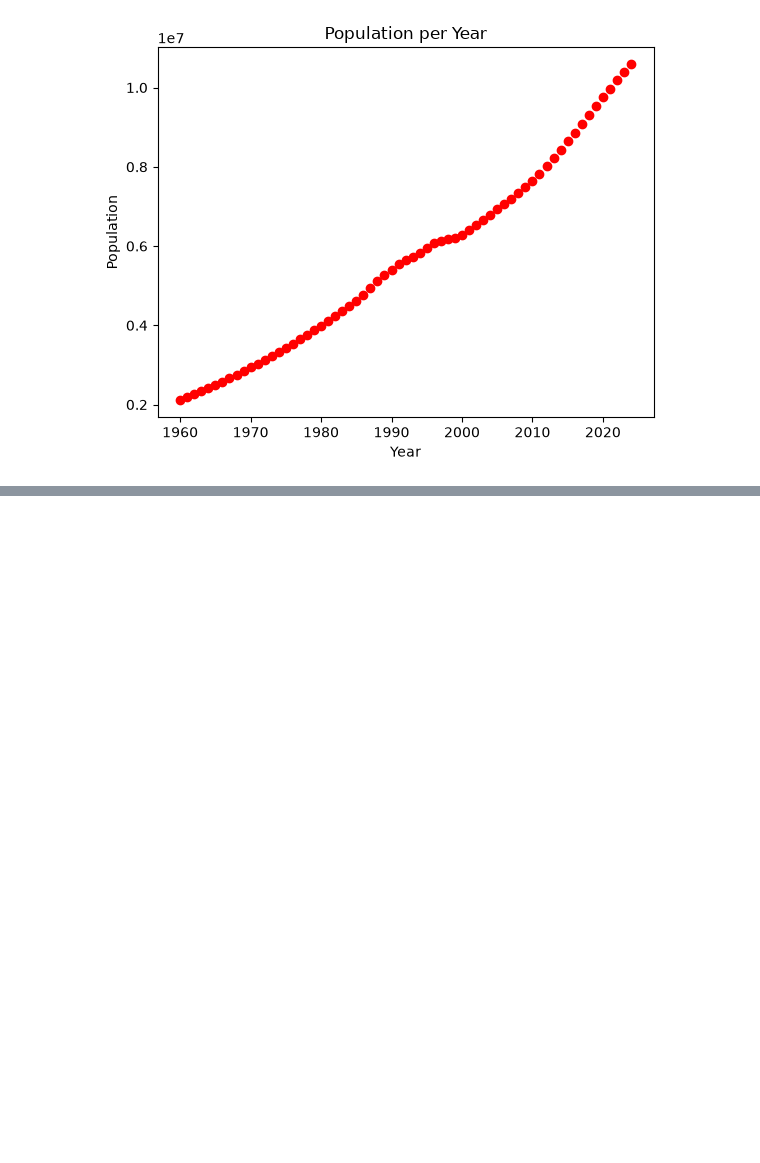
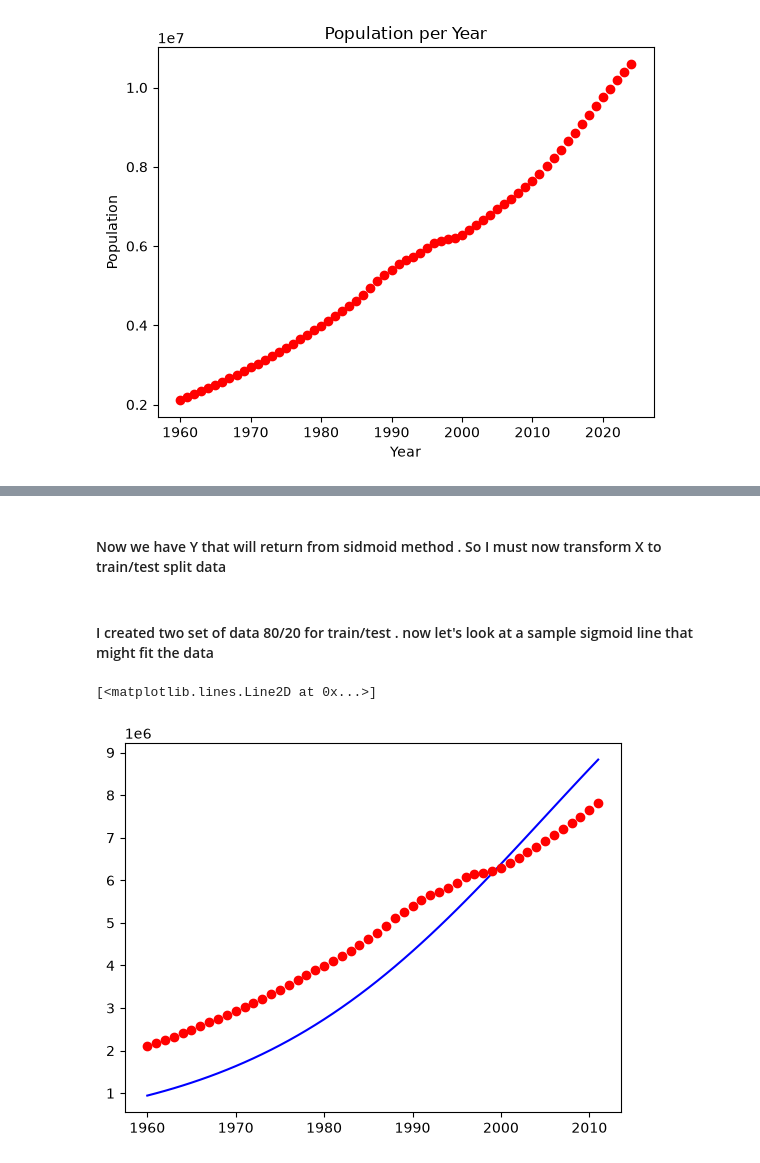
Before and after one commit to MohammadNasrollahiCE/population-growth-sigmoid-fit, a Jupyter notebook: population-growth-sigmoid-fit.ipynb, the cells around one changed output, grey strips where cells are left out. Saved outputs shown, nothing was run; the diff lists cells and outputs as text; code cells hidden in the pictures; blank space fills up the shorter version.

```diff
--- a/population-growth-sigmoid-fit.ipynb
+++ b/population-growth-sigmoid-fit.ipynb
@@ -114,0 +126,29 @@ Text(0.5, 1.0, 'Population per Year')
+# %%
+def sigmoid(x , k , beta_1 , beta_2):
+    y = k / (1 + np.exp(-beta_1 * (x - beta_2)))
+    return y
+# %% [markdown]
+#### Now we have Y that will return from sidmoid method . So I must now transform X to train/test split data
+# %%
+train = tj.iloc[:int(len(tj) * 0.8)]
+test = tj.iloc[int(len(tj) * 0.8):]
+# %%
+train_x = train['Year'].values.astype('int')
+train_y = train['Value'].values.astype('int')
+
+test_x = test['Year'].values.astype('int')
+test_y = test['Value'].values.astype('int')
+# %% [markdown]
+#### I created two set of data 80/20 for train/test . now let's look at a sample sigmoid line that might fit the data
+# %%
+beta_1 = 0.06
+beta_2 = 2005
+
+# Logistic function
+y_pred = sigmoid(train_x , 1 , beta_1 , beta_2)
+
+plt.plot(train_x , y_pred * 15_000_000 , color='blue') # I use mutiplication becuse without it , we have binayr output (0 - 1)
+plt.plot(train_x , train_y , 'ro')
+# %% [output]
+[<matplotlib.lines.Line2D at 0x...>]
+[figure, added]
```
Also changed, not shown: parts of 13 cells of this notebook, 2 other files.
